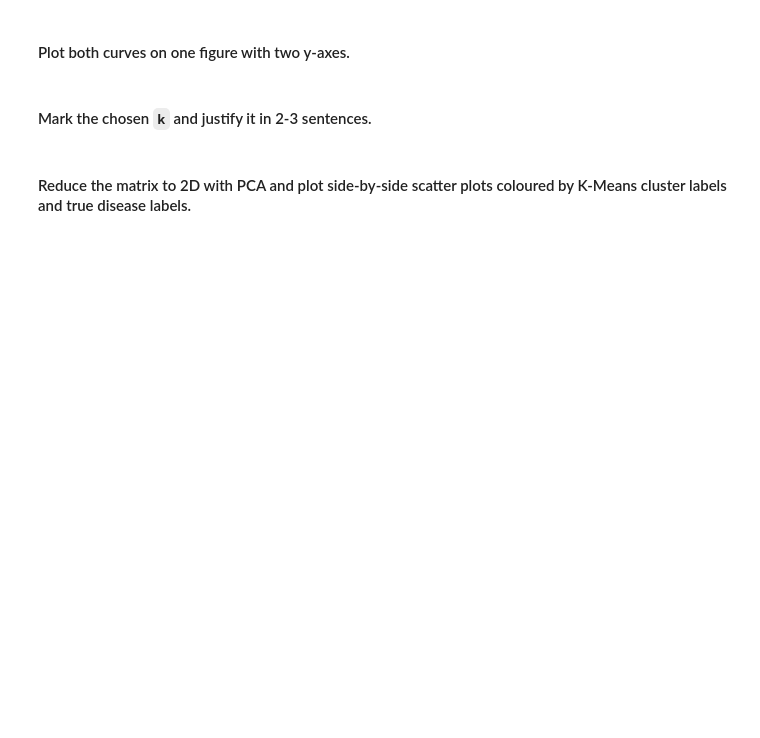
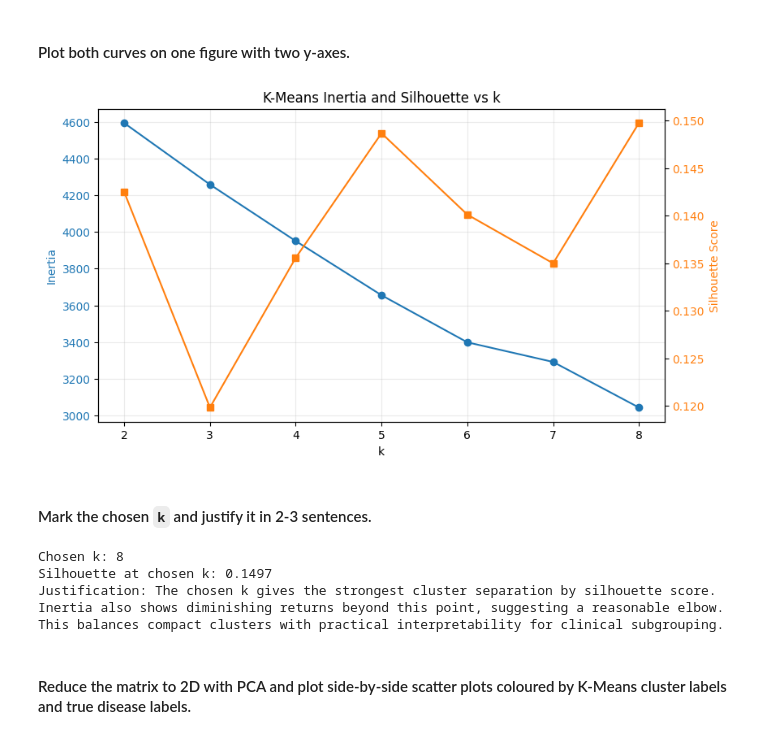
Before and after one commit to fatima-1206/DM-Heart-Disease-Prediction-System, a Jupyter notebook: notebooks/i232616_DM_ASST04.ipynb, the cells around one changed output. Drawn from its saved outputs; the diff is of its cells as text; code cells hidden in the pictures; blank space fills up the shorter version.

```diff
--- a/notebooks/i232616_DM_ASST04.ipynb
+++ b/notebooks/i232616_DM_ASST04.ipynb
@@ -282,3 +293,28 @@ Use the standardized feature matrix without the target label.
 # %% [markdown]
 
 #### Run K-Means for `k` in {2, 3, 4, 5, 6, 7, 8} on the full standardized feature matrix.
+# %%
+
+
+# Full feature matrix (without target), standardized for unsupervised learning
+X_unsup = df.drop(columns='target').copy()
+y_unsup = df['target'].copy()
+
+unsup_scaler = StandardScaler()
+X_unsup_scaled = unsup_scaler.fit_transform(X_unsup)
+
+k_values = [2, 3, 4, 5, 6, 7, 8]
+kmeans_models = {}
+kmeans_labels = {}
+inertia_scores = []
+silhouette_scores = []
+
+for k in k_values:
+    km = KMeans(n_clusters=k, random_state=42, n_init=20)
+    labels = km.fit_predict(X_unsup_scaled)
+    kmeans_models[k] = km
+    kmeans_labels[k] = labels
+    inertia_scores.append(km.inertia_)
+    silhouette_scores.append(silhouette_score(X_unsup_scaled, labels))
+
+print('K-Means completed for k = 2..8 on standardized full matrix.')
@@ -288,9 +343,44 @@ Use the standardized feature matrix without the target label.
 # %% [markdown]
 
 #### Plot both curves on one figure with two y-axes.
+# %%
+fig, ax1 = plt.subplots(figsize=(9, 5))
+
+ax1.plot(k_values, inertia_scores, marker='o', color='tab:blue', label='Inertia')
+ax1.set_xlabel('k')
+ax1.set_ylabel('Inertia', color='tab:blue')
+ax1.tick_params(axis='y', labelcolor='tab:blue')
+ax1.grid(alpha=0.25)
+
+ax2 = ax1.twinx()
+ax2.plot(k_values, silhouette_scores, marker='s', color='tab:orange', label='Silhouette')
+ax2.set_ylabel('Silhouette Score', color='tab:orange')
+ax2.tick_params(axis='y', labelcolor='tab:orange')
+
+plt.title('K-Means Inertia and Silhouette vs k')
+plt.show()
+# %% [output]
+[figure, added]
 # %% [markdown]
 
 #### Mark the chosen `k` and justify it in 2-3 sentences.
+# %%
+k_sil_best = k_values[int(np.argmax(silhouette_scores))]
+
+# Pick k primarily by silhouette, then confirm inertia elbow behavior.
+k_chosen = k_sil_best
+
+print(f'Chosen k: {k_chosen}')
+print(f'Silhouette at chosen k: {kmeans_eval.loc[kmeans_eval.k == k_chosen, "silhouette"].iloc[0]:.4f}')
+print('Justification: The chosen k gives the strongest cluster separation by silhouette score.')
+print('Inertia also shows diminishing returns beyond this point, suggesting a reasonable elbow.')
+print('This balances compact clusters with practical interpretability for clinical subgrouping.')
+# %% [output]
+Chosen k: 8
+Silhouette at chosen k: 0.1497
+Justification: The chosen k gives the strongest cluster separation by silhouette score.
+Inertia also shows diminishing returns beyond this point, suggesting a reasonable elbow.
+This balances compact clusters with practical interpretability for clinical subgrouping.
 # %% [markdown]
 
 #### Reduce the matrix to 2D with PCA and plot side-by-side scatter plots coloured by K-Means cluster labels and true disease labels.
```
Also changed, not shown: parts of 26 cells of this notebook.
